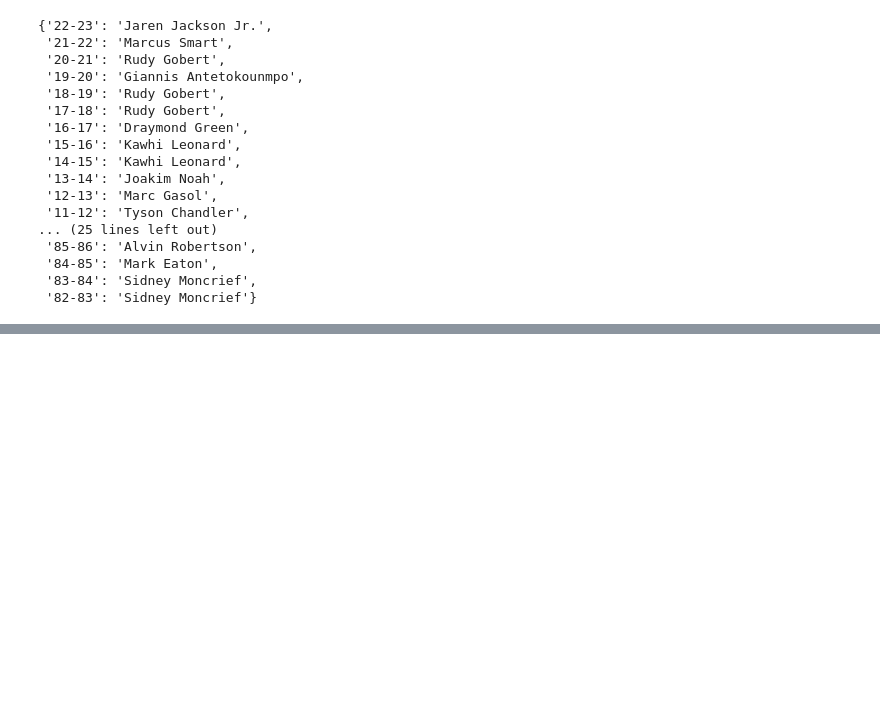
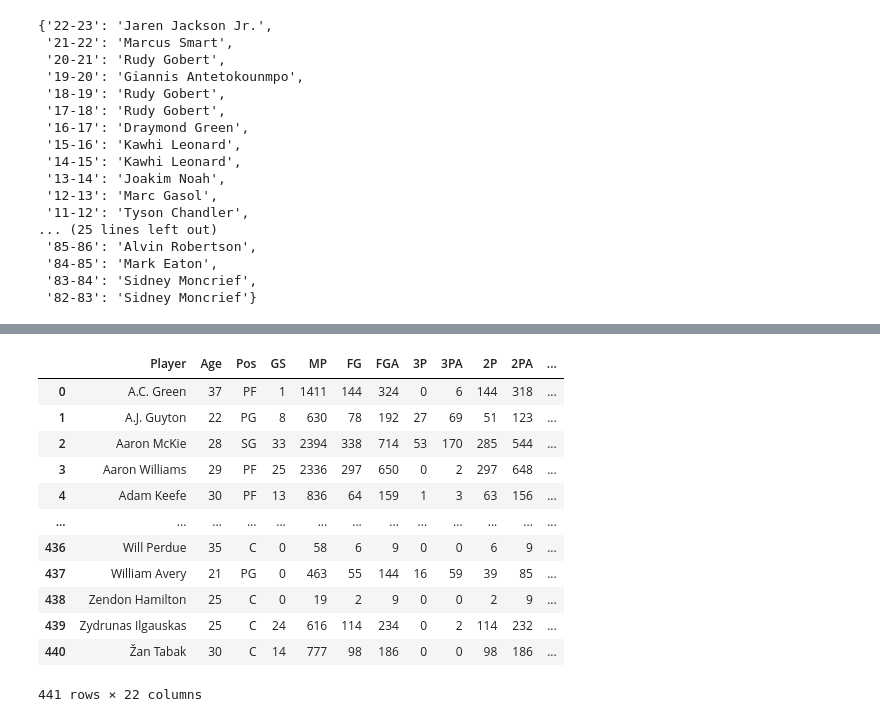
Before and after one commit to Johnchae09/COMP_5360, a Jupyter notebook: data_import/Import_player_data02.ipynb, the cells around one changed output, grey strips where cells are left out. Saved outputs shown, nothing was run; the diff lists cells and outputs as text; code cells hidden in the pictures; blank space fills up the shorter version.

```diff
--- a/data_import/Import_player_data02.ipynb
+++ b/data_import/Import_player_data02.ipynb
@@ -152,0 +197,39 @@ season_defensive_dict
+# %%
+combined_df = df.groupby('Player').agg({
+    'Age': 'first',
+    'Pos':'first',
+    'GS':'sum',
+    'MP':'sum',
+    'FG':'sum',
+    'FGA':'sum',
+    '3P':'sum',
+    '3PA':'sum',
+    '2P':'sum',
+    '2PA':'sum',
+    'FT':'sum',
+    'FTA':'sum',
+    'ORB':'sum',
+    'DRB':'sum',
+    'TRB':'sum',
+    'AST':'sum',
+    'STL':'sum',
+    'BLK':'sum',
+    'TOV':'sum',
+    'PF':'sum',
+    'PTS':'sum',
+}).reset_index()
+combined_df
+# %% [output]
+|  | Player | Age | Pos | GS | MP | FG | FGA | 3P | 3PA | 2P | 2PA | ... |
+| 0 | A.C. Green | 37 | PF | 1 | 1411 | 144 | 324 | 0 | 6 | 144 | 318 | ... |
+| 1 | A.J. Guyton | 22 | PG | 8 | 630 | 78 | 192 | 27 | 69 | 51 | 123 | ... |
+| 2 | Aaron McKie | 28 | SG | 33 | 2394 | 338 | 714 | 53 | 170 | 285 | 544 | ... |
+| 3 | Aaron Williams | 29 | PF | 25 | 2336 | 297 | 650 | 0 | 2 | 297 | 648 | ... |
+| 4 | Adam Keefe | 30 | PF | 13 | 836 | 64 | 159 | 1 | 3 | 63 | 156 | ... |
+| ... | ... | ... | ... | ... | ... | ... | ... | ... | ... | ... | ... | ... |
+| 436 | Will Perdue | 35 | C | 0 | 58 | 6 | 9 | 0 | 0 | 6 | 9 | ... |
+| 437 | William Avery | 21 | PG | 0 | 463 | 55 | 144 | 16 | 59 | 39 | 85 | ... |
+| 438 | Zendon Hamilton | 25 | C | 0 | 19 | 2 | 9 | 0 | 0 | 2 | 9 | ... |
+| 439 | Zydrunas Ilgauskas | 25 | C | 24 | 616 | 114 | 234 | 0 | 2 | 114 | 232 | ... |
+| 440 | Žan Tabak | 30 | C | 14 | 777 | 98 | 186 | 0 | 0 | 98 | 186 | ... |
+441 rows × 22 columns
```
Also changed, not shown: parts of 7 cells of this notebook, 4 other files.
